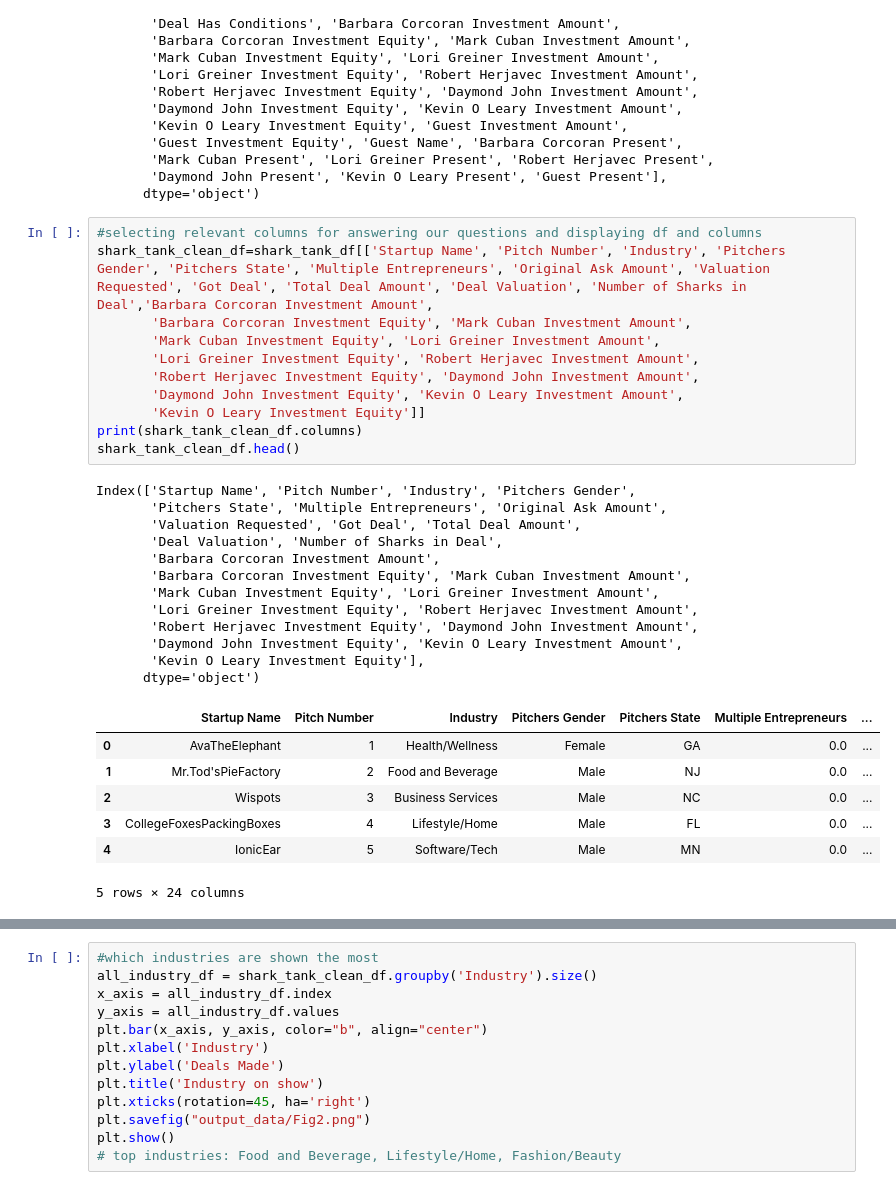
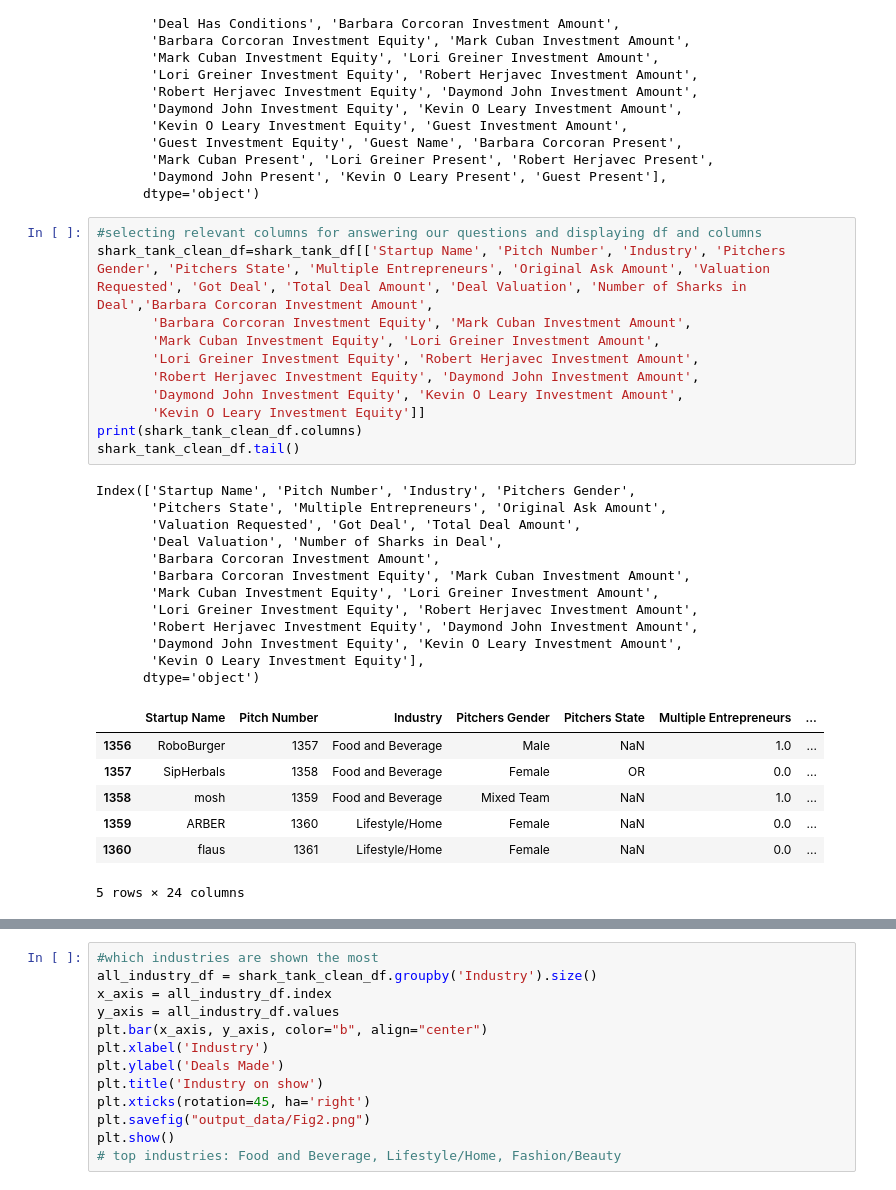
Before and after one commit to Savanna0/Project_1, a Jupyter notebook: shark_tank.ipynb, the cells around one changed output, grey strips where cells are left out. Drawn from its saved outputs; the diff is of its cells as text.

```diff
--- a/shark_tank.ipynb
+++ b/shark_tank.ipynb
@@ -32,33 +32,33 @@ Index(['Season Number', 'Startup Name', 'Episode Number', 'Pitch Number',
 # %%
 #selecting relevant columns for answering our questions and displaying df and columns
 shark_tank_clean_df=shark_tank_df[['Startup Name', 'Pitch Number', 'Industry', 'Pitchers Gender', 'Pitchers State', 'Multiple Entrepreneurs', 'Original Ask Amount', 'Valuation Requested', 'Got Deal', 'Total Deal Amount', 'Deal Valuation', 'Number of Sharks in Deal','Barbara Corcoran Investment Amount',
        'Barbara Corcoran Investment Equity', 'Mark Cuban Investment Amount',
        'Mark Cuban Investment Equity', 'Lori Greiner Investment Amount',
        'Lori Greiner Investment Equity', 'Robert Herjavec Investment Amount',
        'Robert Herjavec Investment Equity', 'Daymond John Investment Amount',
        'Daymond John Investment Equity', 'Kevin O Leary Investment Amount',
        'Kevin O Leary Investment Equity']]
 print(shark_tank_clean_df.columns)
-shark_tank_clean_df.head()
+shark_tank_clean_df.tail()
 # %% [output]
 Index(['Startup Name', 'Pitch Number', 'Industry', 'Pitchers Gender',
        'Pitchers State', 'Multiple Entrepreneurs', 'Original Ask Amount',
        'Valuation Requested', 'Got Deal', 'Total Deal Amount',
        'Deal Valuation', 'Number of Sharks in Deal',
        'Barbara Corcoran Investment Amount',
        'Barbara Corcoran Investment Equity', 'Mark Cuban Investment Amount',
        'Mark Cuban Investment Equity', 'Lori Greiner Investment Amount',
        'Lori Greiner Investment Equity', 'Robert Herjavec Investment Amount',
        'Robert Herjavec Investment Equity', 'Daymond John Investment Amount',
        'Daymond John Investment Equity', 'Kevin O Leary Investment Amount',
        'Kevin O Leary Investment Equity'],
       dtype='object')
 |  | Startup Name | Pitch Number | Industry | Pitchers Gender | Pitchers State | Multiple Entrepreneurs | ... |
-| 0 | AvaTheElephant | 1 | Health/Wellness | Female | GA | 0.0 | ... |
-| 1 | Mr.Tod'sPieFactory | 2 | Food and Beverage | Male | NJ | 0.0 | ... |
-| 2 | Wispots | 3 | Business Services | Male | NC | 0.0 | ... |
-| 3 | CollegeFoxesPackingBoxes | 4 | Lifestyle/Home | Male | FL | 0.0 | ... |
-| 4 | IonicEar | 5 | Software/Tech | Male | MN | 0.0 | ... |
+| 1356 | RoboBurger | 1357 | Food and Beverage | Male | NaN | 1.0 | ... |
+| 1357 | SipHerbals | 1358 | Food and Beverage | Female | OR | 0.0 | ... |
+| 1358 | mosh | 1359 | Food and Beverage | Mixed Team | NaN | 1.0 | ... |
+| 1359 | ARBER | 1360 | Lifestyle/Home | Female | NaN | 0.0 | ... |
+| 1360 | flaus | 1361 | Lifestyle/Home | Female | NaN | 0.0 | ... |
 5 rows × 24 columns
 # %%
 #How many People got deals?
```
Also changed, not shown: parts of 6 cells of this notebook, 7 other files.
